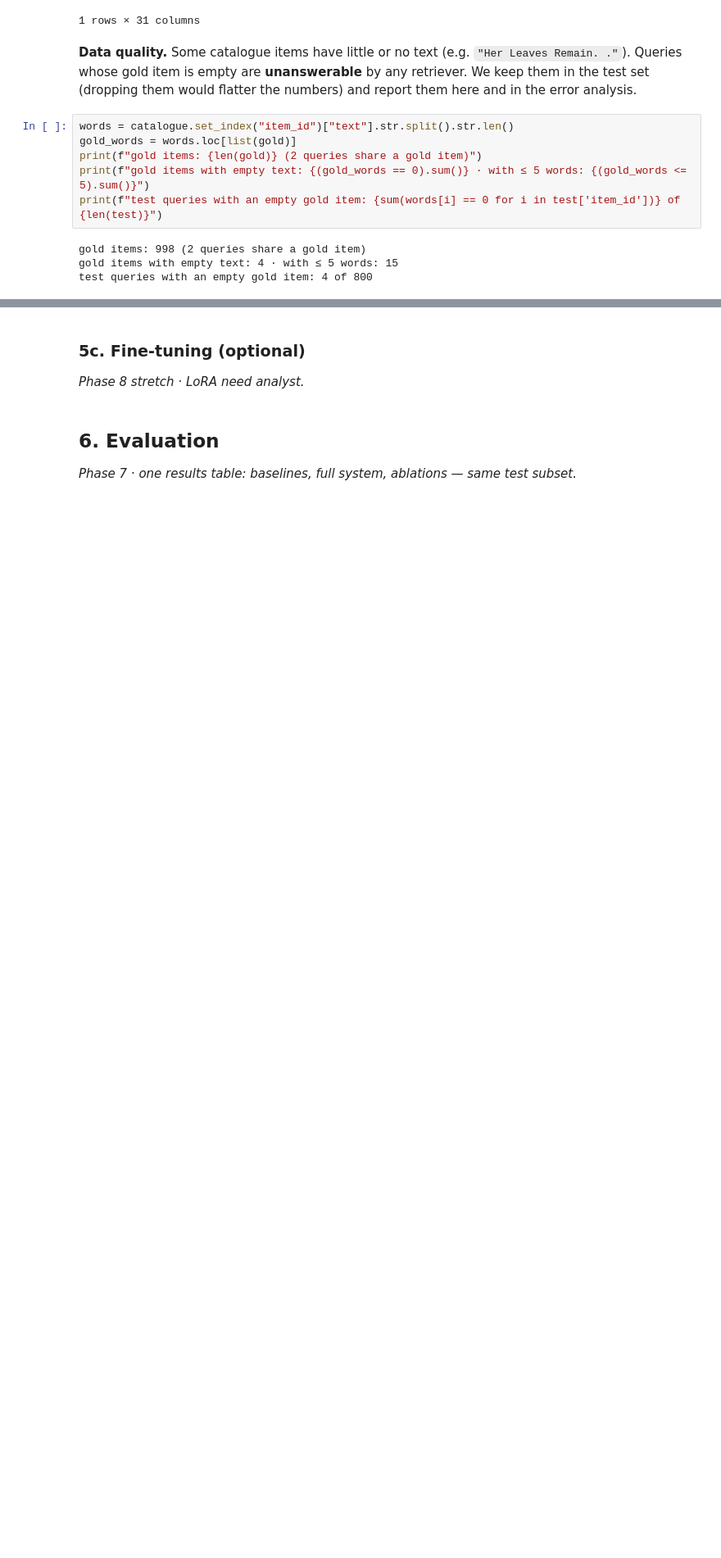
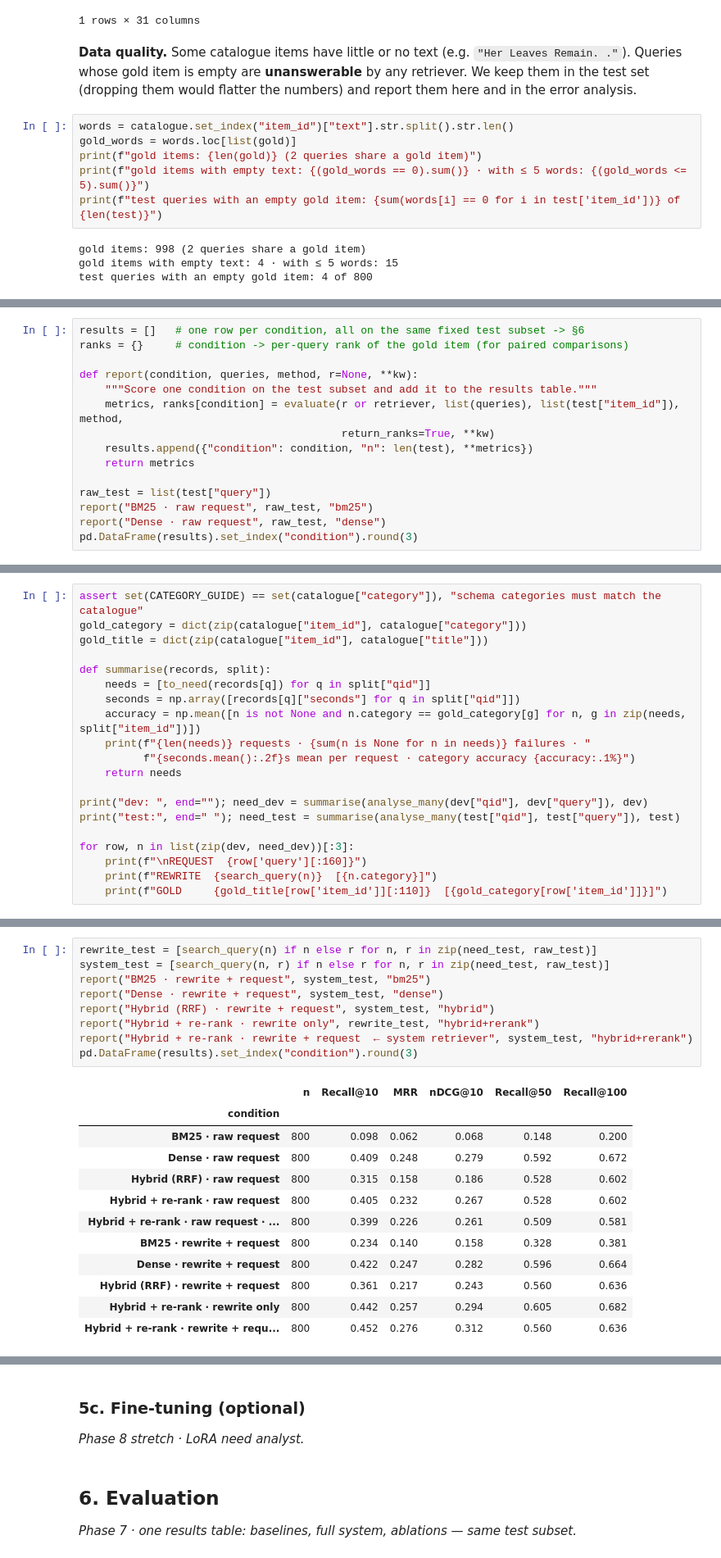
Before and after one commit to LalithMadhav-CODING/PickWise-A-Conversational-Shopping-Assistant, a Jupyter notebook: P14_Shopping_Assistant.ipynb, the cells around one changed output, grey strips where cells are left out. Shown at 82% size. Saved outputs shown, nothing was run; the diff lists cells and outputs as text; blank space fills up the shorter version.

```diff
--- a/P14_Shopping_Assistant.ipynb
+++ b/P14_Shopping_Assistant.ipynb
@@ -166,0 +181,15 @@ _Phases 3–5 · need analyst (Module 2 · Structured_Generation_Lab), MCP serve
+# %%
+results = []   # one row per condition, all on the same fixed test subset -> §6
+ranks = {}     # condition -> per-query rank of the gold item (for paired comparisons)
+
+def report(condition, queries, method, r=None, **kw):
+    """Score one condition on the test subset and add it to the results table."""
+    metrics, ranks[condition] = evaluate(r or retriever, list(queries), list(test["item_id"]), method,
+                                         return_ranks=True, **kw)
+    results.append({"condition": condition, "n": len(test), **metrics})
+    return metrics
+
+raw_test = list(test["query"])
+report("BM25 · raw request", raw_test, "bm25")
+report("Dense · raw request", raw_test, "dense")
+pd.DataFrame(results).set_index("condition").round(3)
@@ -166,0 +279,20 @@ _Phases 3–5 · need analyst (Module 2 · Structured_Generation_Lab), MCP serve
+# %%
+assert set(CATEGORY_GUIDE) == set(catalogue["category"]), "schema categories must match the catalogue"
+gold_category = dict(zip(catalogue["item_id"], catalogue["category"]))
+gold_title = dict(zip(catalogue["item_id"], catalogue["title"]))
+
+def summarise(records, split):
+    needs = [to_need(records[q]) for q in split["qid"]]
+    seconds = np.array([records[q]["seconds"] for q in split["qid"]])
+    accuracy = np.mean([n is not None and n.category == gold_category[g] for n, g in zip(needs, split["item_id"])])
+    print(f"{len(needs)} requests · {sum(n is None for n in needs)} failures · "
+          f"{seconds.mean():.2f}s mean per request · category accuracy {accuracy:.1%}")
+    return needs
+
+print("dev: ", end=""); need_dev = summarise(analyse_many(dev["qid"], dev["query"]), dev)
+print("test:", end=" "); need_test = summarise(analyse_many(test["qid"], test["query"]), test)
+
+for row, n in list(zip(dev, need_dev))[:3]:
+    print(f"\nREQUEST  {row['query'][:160]}")
+    print(f"REWRITE  {search_query(n)}  [{n.category}]")
+    print(f"GOLD     {gold_title[row['item_id']][:110]}  [{gold_category[row['item_id']]}]")
@@ -166,0 +385,22 @@ _Phases 3–5 · need analyst (Module 2 · Structured_Generation_Lab), MCP serve
+# %%
+rewrite_test = [search_query(n) if n else r for n, r in zip(need_test, raw_test)]
+system_test = [search_query(n, r) if n else r for n, r in zip(need_test, raw_test)]
+report("BM25 · rewrite + request", system_test, "bm25")
+report("Dense · rewrite + request", system_test, "dense")
+report("Hybrid (RRF) · rewrite + request", system_test, "hybrid")
+report("Hybrid + re-rank · rewrite only", rewrite_test, "hybrid+rerank")
+report("Hybrid + re-rank · rewrite + request  ← system retriever", system_test, "hybrid+rerank")
+pd.DataFrame(results).set_index("condition").round(3)
+# %% [output]
+|  | n | Recall@10 | MRR | nDCG@10 | Recall@50 | Recall@100 |
+| condition |  |  |  |  |  |  |
+| BM25 · raw request | 800 | 0.098 | 0.062 | 0.068 | 0.148 | 0.200 |
+| Dense · raw request | 800 | 0.409 | 0.248 | 0.279 | 0.592 | 0.672 |
+| Hybrid (RRF) · raw request | 800 | 0.315 | 0.158 | 0.186 | 0.528 | 0.602 |
+| Hybrid + re-rank · raw request | 800 | 0.405 | 0.232 | 0.267 | 0.528 | 0.602 |
+| Hybrid + re-rank · raw request · ... | 800 | 0.399 | 0.226 | 0.261 | 0.509 | 0.581 |
+| BM25 · rewrite + request | 800 | 0.234 | 0.140 | 0.158 | 0.328 | 0.381 |
+| Dense · rewrite + request | 800 | 0.422 | 0.247 | 0.282 | 0.596 | 0.664 |
+| Hybrid (RRF) · rewrite + request | 800 | 0.361 | 0.217 | 0.243 | 0.560 | 0.636 |
+| Hybrid + re-rank · rewrite only | 800 | 0.442 | 0.257 | 0.294 | 0.605 | 0.682 |
+| Hybrid + re-rank · rewrite + requ... | 800 | 0.452 | 0.276 | 0.312 | 0.560 | 0.636 |
```
Also changed, not shown: parts of 25 cells of this notebook, 7 other files.
